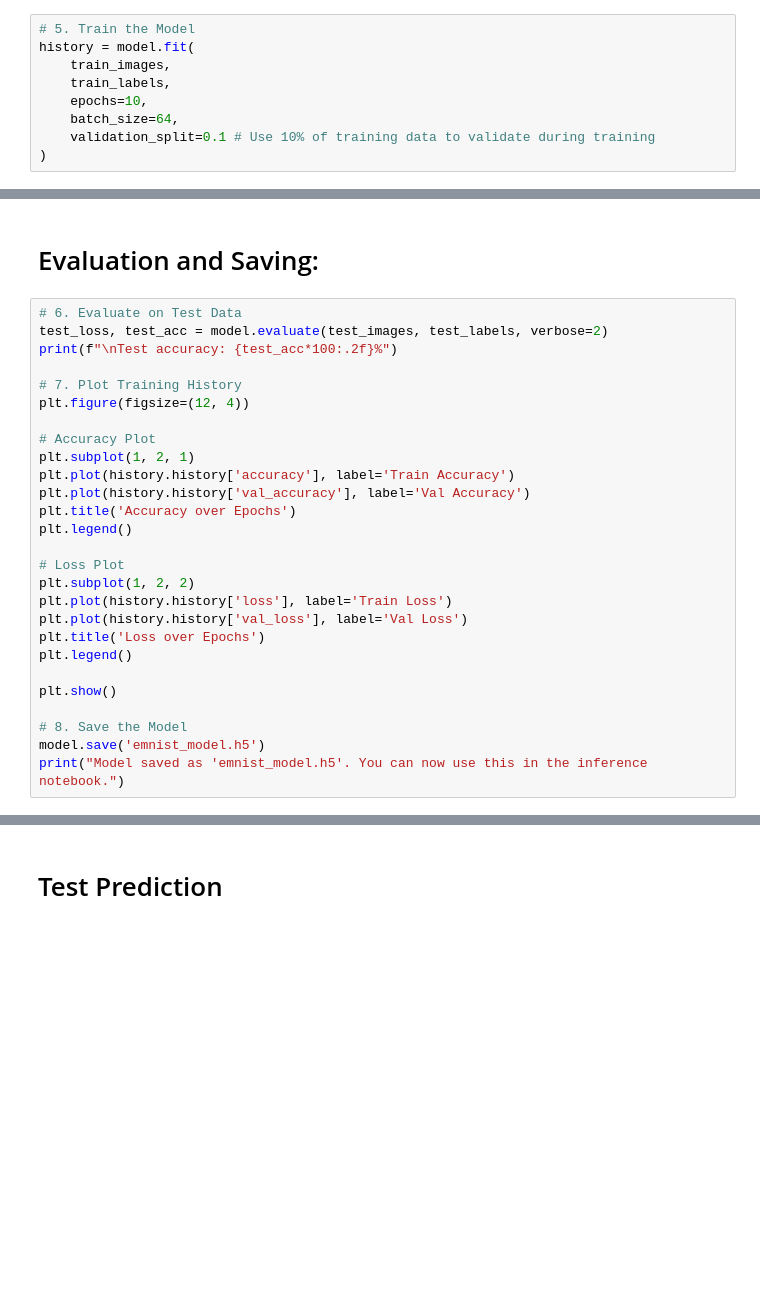
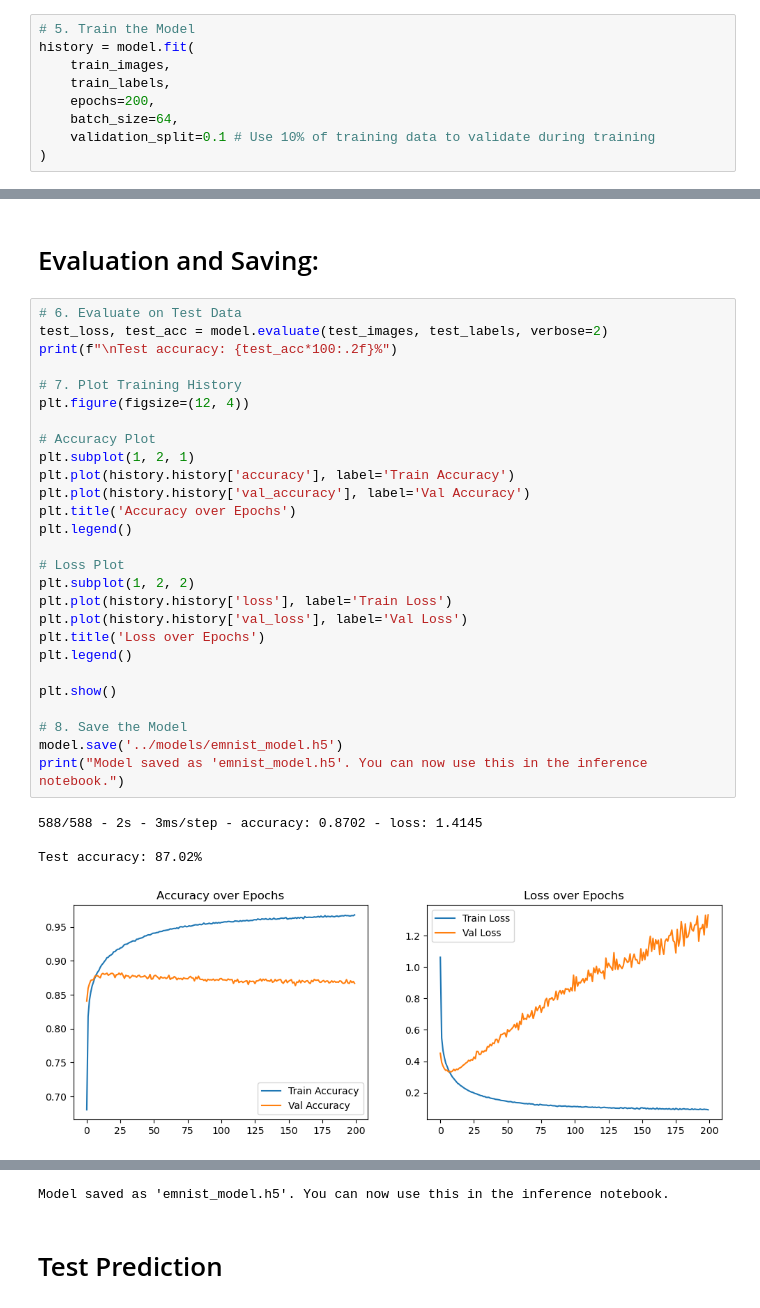
Before and after one commit to talhatunc/Background-Cleaning-for-Handwritten-Text-Recognition-OCR, a Jupyter notebook: notebooks/Train-Model.ipynb, the cells around one changed output, grey strips where cells are left out. Saved outputs shown, nothing was run; the diff lists cells and outputs as text; blank space fills up the shorter version.

Commit message:
feat: Add EMNIST CNN training notebook and its generated model.

```diff
--- a/notebooks/Train-Model.ipynb
+++ b/notebooks/Train-Model.ipynb
@@ -111,7 +141,7 @@ We will train for about 5-10 epochs. Since the dataset is large, this should be
 history = model.fit(
     train_images,
     train_labels,
-    epochs=10,
+    epochs=200,
     batch_size=64,
     validation_split=0.1 # Use 10% of training data to validate during training
 )
@@ -120,27 +168,32 @@ history = model.fit(
 # %%
 # 6. Evaluate on Test Data
 test_loss, test_acc = model.evaluate(test_images, test_labels, verbose=2)
 print(f"\nTest accuracy: {test_acc*100:.2f}%")
 
 # 7. Plot Training History
 plt.figure(figsize=(12, 4))
 
 # Accuracy Plot
 plt.subplot(1, 2, 1)
 plt.plot(history.history['accuracy'], label='Train Accuracy')
 plt.plot(history.history['val_accuracy'], label='Val Accuracy')
 plt.title('Accuracy over Epochs')
 plt.legend()
 
 # Loss Plot
 plt.subplot(1, 2, 2)
 plt.plot(history.history['loss'], label='Train Loss')
 plt.plot(history.history['val_loss'], label='Val Loss')
 plt.title('Loss over Epochs')
 plt.legend()
 
 plt.show()
 
 # 8. Save the Model
-model.save('emnist_model.h5')
+model.save('../models/emnist_model.h5')
 print("Model saved as 'emnist_model.h5'. You can now use this in the inference notebook.")
+# %% [output]
+588/588 - 2s - 3ms/step - accuracy: 0.8702 - loss: 1.4145
+
+Test accuracy: 87.02%
+[figure, added]
@@ -147,3 +201,4 @@ print("Model saved as 'emnist_model.h5'. You can now use this in the inference n
+Model saved as 'emnist_model.h5'. You can now use this in the inference notebook.
 # %% [markdown]
 # Test Prediction
 # %%
```
Also changed, not shown: parts of 7 cells of this notebook, 1 other file.
